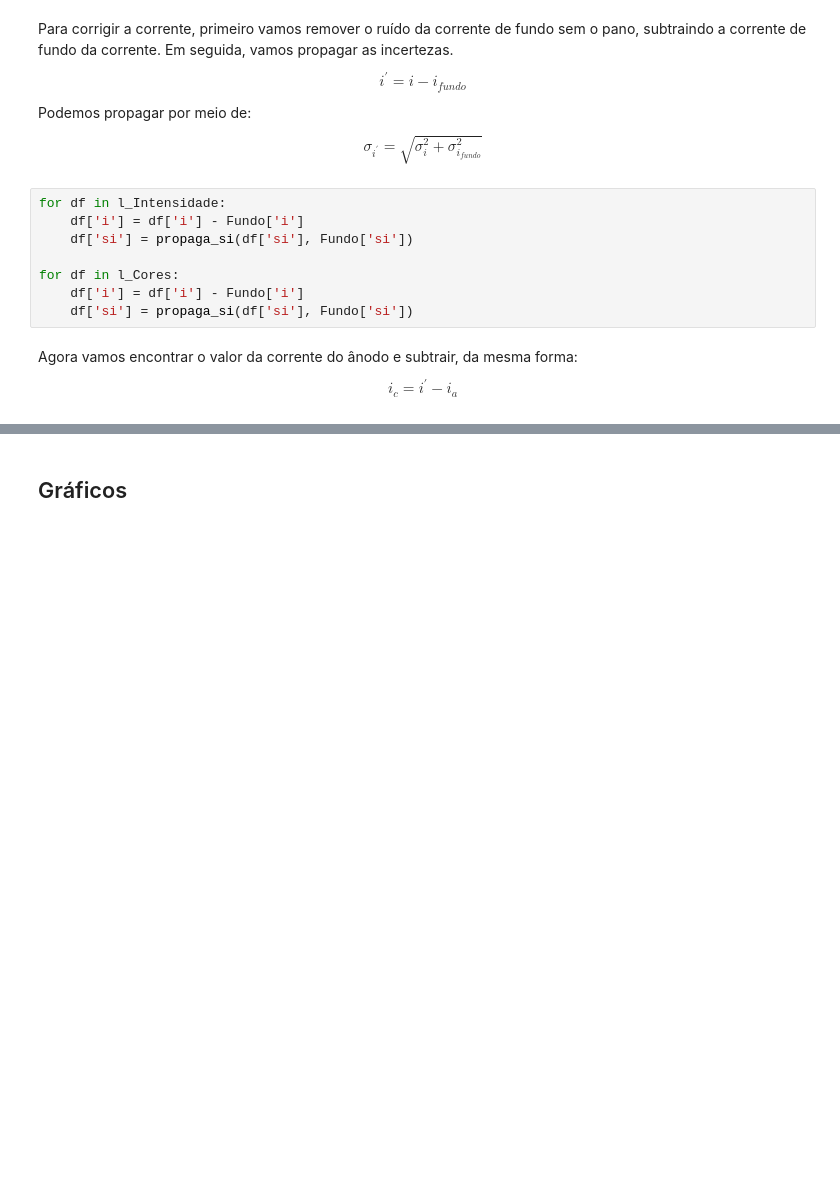
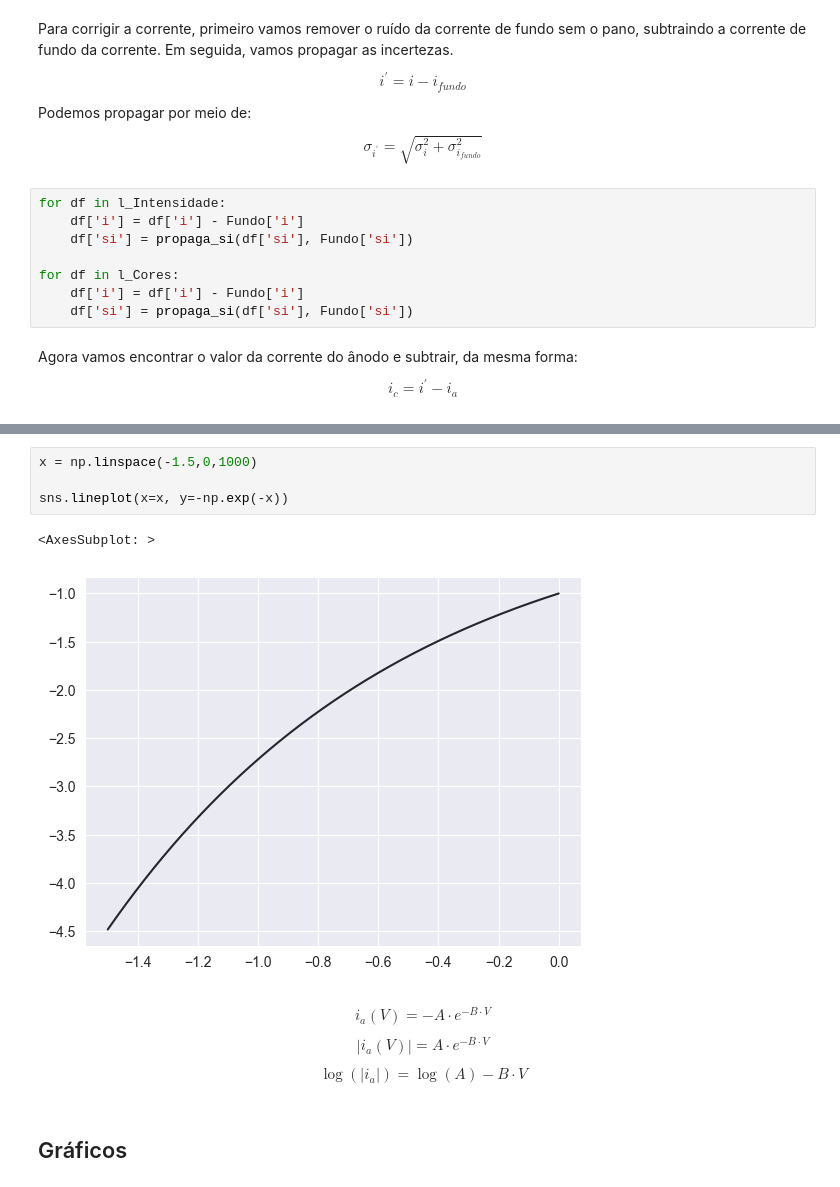
Before and after one commit to desenfados-digitais/lab_V, a Jupyter notebook: Exp1/analise.ipynb, the cells around one changed output, grey strips where cells are left out. Saved outputs shown, nothing was run; the diff lists cells and outputs as text; blank space fills up the shorter version.

```diff
--- a/Exp1/analise.ipynb
+++ b/Exp1/analise.ipynb
@@ -90,3 +105,16 @@ $$\therefore i^\prime = i_a$$
+# %%
+x = np.linspace(-1.5,0,1000)
+
+sns.lineplot(x=x, y=-np.exp(-x))
+# %% [output]
+<AxesSubplot: >
+[figure, added]
+# %% [markdown]
+$$i_a(V) = -A\cdot e^{-B\cdot V}$$
+
+$$|i_a(V)| = A\cdot e^{-B\cdot V}$$
+
+$$\log(|i_a|) = \log(A) - B\cdot V$$
 # %% [markdown]
 ## Gráficos
 # %%
```
Also changed, not shown: parts of 6 cells of this notebook, 2 other files.
